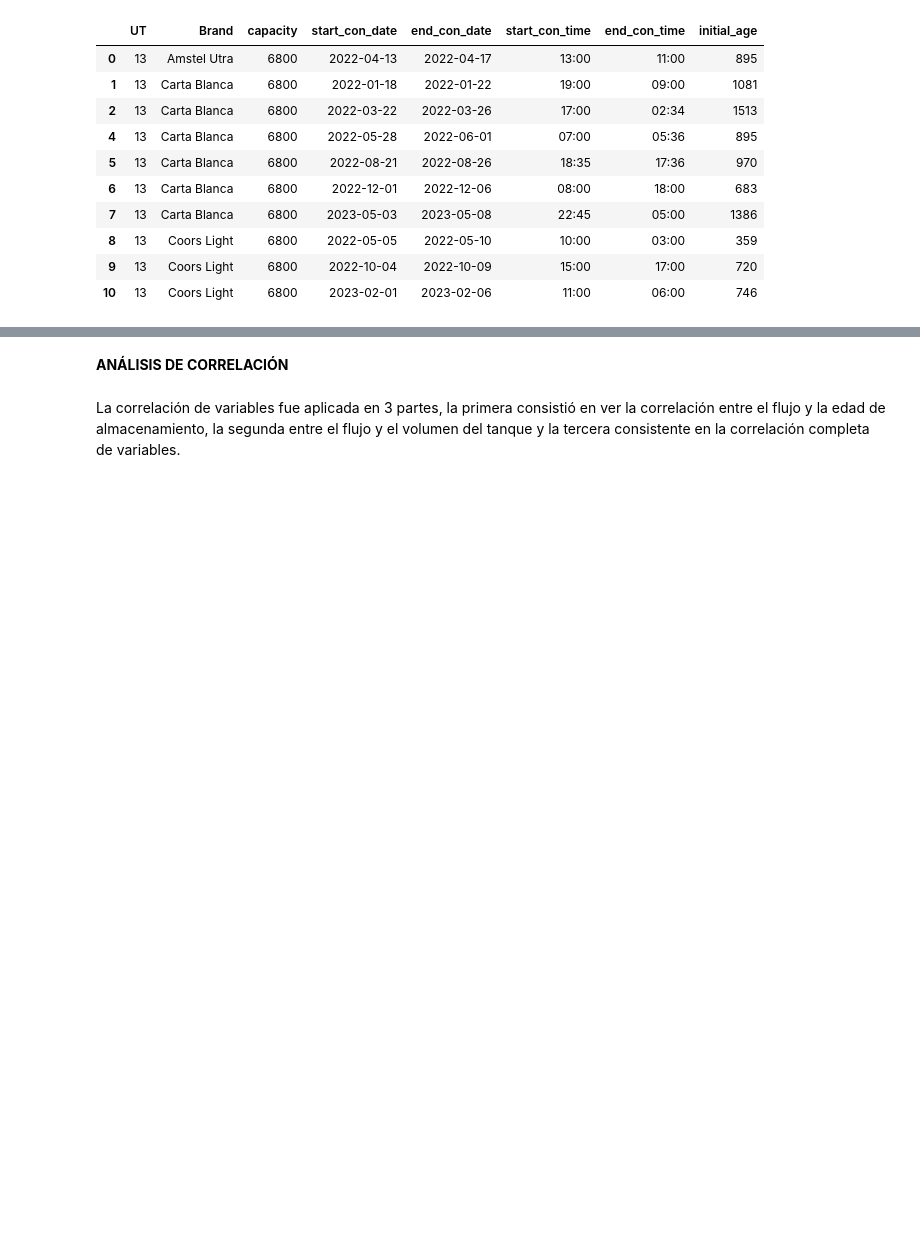
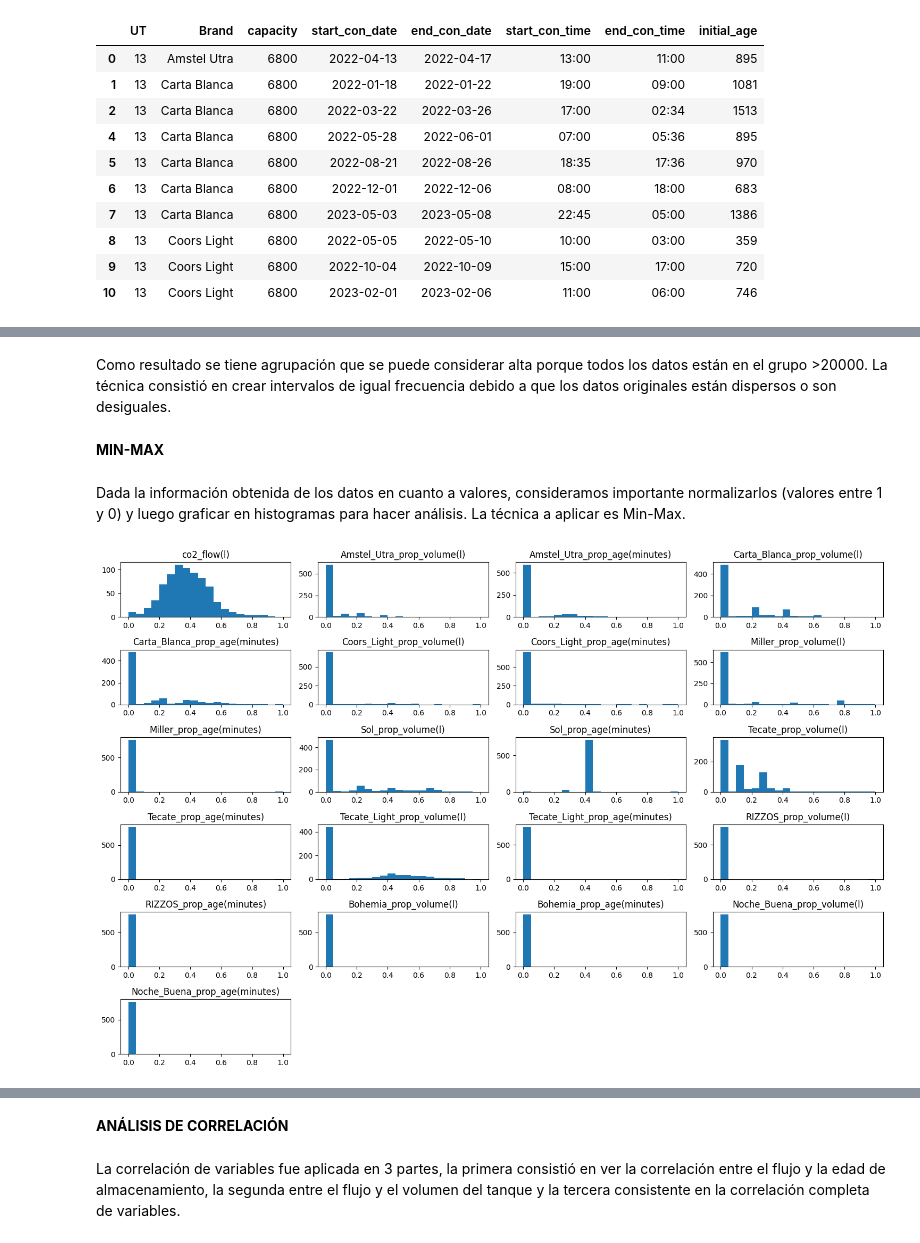
Before and after one commit to A01793469/CO2MassBalance_Equipo6, a Jupyter notebook: Avance2_Equipo6.ipynb, the cells around one changed output, grey strips where cells are left out. Drawn from its saved outputs; the diff is of its cells as text; code cells hidden in the pictures; blank space fills up the shorter version.

```diff
--- a/Avance2_Equipo6.ipynb
+++ b/Avance2_Equipo6.ipynb
@@ -584,0 +646,35 @@ target_df.to_csv(out_csv_path)
+# %% [markdown]
+Como resultado se tiene agrupación que se puede considerar alta porque todos los datos están en el grupo >20000. La técnica consistió en crear intervalos de igual frecuencia debido a que los datos originales están dispersos o son desiguales.
+# %% [markdown]
+**MIN-MAX**
+# %% [markdown]
+Dada la información obtenida de los datos en cuanto a valores, consideramos importante normalizarlos (valores entre 1 y 0) y luego graficar en histogramas para hacer análisis. La técnica a aplicar es Min-Max.
+# %%
+from sklearn.preprocessing import MinMaxScaler
+
+# Seleccionar las columnas numéricas para aplicar Min-Max scaling
+numerical_cols = target_df.select_dtypes(include=np.number).columns.tolist()
+
+# Crear un objeto MinMaxScaler
+scaler = MinMaxScaler()
+
+# Ajustar y transformar los datos numéricos
+target_df[numerical_cols] = scaler.fit_transform(target_df[numerical_cols])
+
+
+# Graficar las variables después de aplicar Min-Max scaling
+# Calcular el número de filas y columnas para las gráficas
+num_cols = len(numerical_cols)
+num_rows = (num_cols + 3) // 4
+
+plt.figure(figsize=(15, 10))
+for i, col in enumerate(numerical_cols):
+    # Use num_rows and 4 for the subplot grid
+    plt.subplot(num_rows, 4, i + 1)
+    plt.hist(target_df[col], bins=20)
+    plt.title(col)
+
+plt.tight_layout()
+plt.show()
+# %% [output]
+[figure, added]
```
Also changed, not shown: parts of 33 cells of this notebook.
